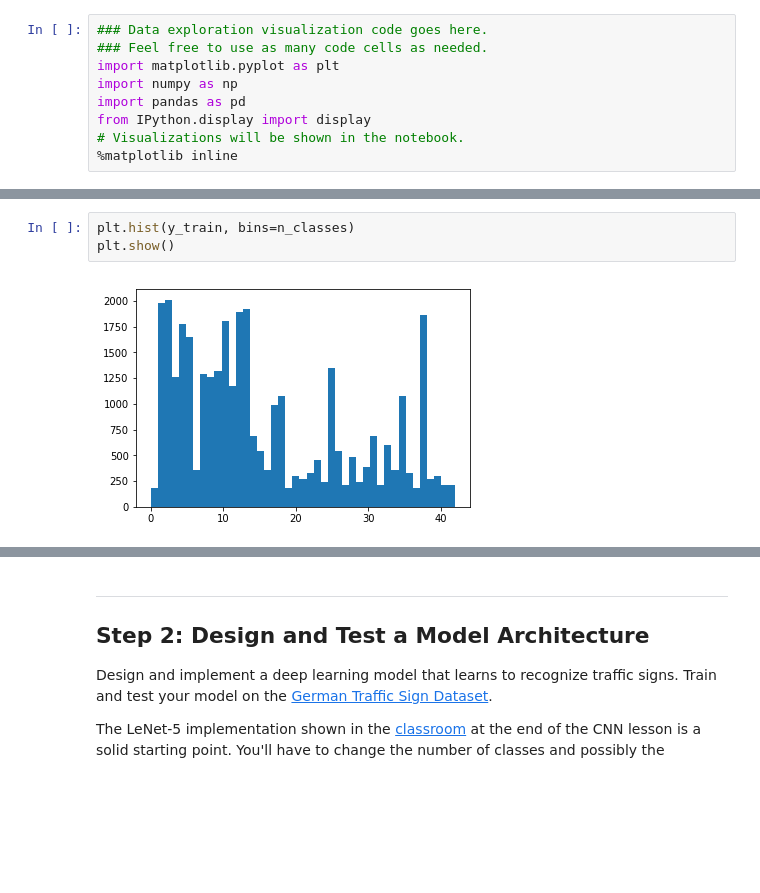
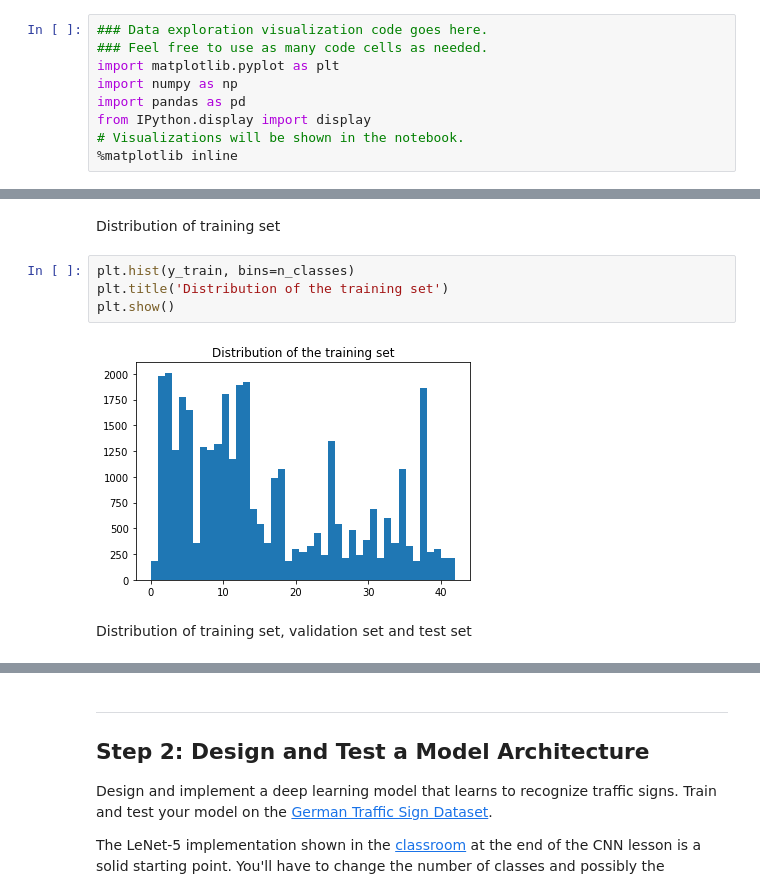
Before and after one commit to LFElodie/CarND-Traffic-Sign-Classifier-Project, a Jupyter notebook: Traffic_Sign_Classifier.ipynb, the cells around one changed output, grey strips where cells are left out. Cells and saved outputs as stored; diff of their text form; blank space fills up the shorter version.

```diff
--- a/Traffic_Sign_Classifier.ipynb
+++ b/Traffic_Sign_Classifier.ipynb
@@ -126,8 +153,13 @@ print(' %dth train image is a sign of %s' % (index+1,signnames.iloc[y_train[inde
+# %% [markdown]
+Distribution of training set
 # %%
 plt.hist(y_train, bins=n_classes)
+plt.title('Distribution of the training set')
 plt.show()
 # %% [output]
-[figure, old version]
+[figure, new version]
+# %% [markdown]
+Distribution of training set, validation set and test set
 # %%
 labels_count = []
 for y in [y_train, y_valid, y_test]:
```
Also changed, not shown: parts of 32 cells of this notebook.
